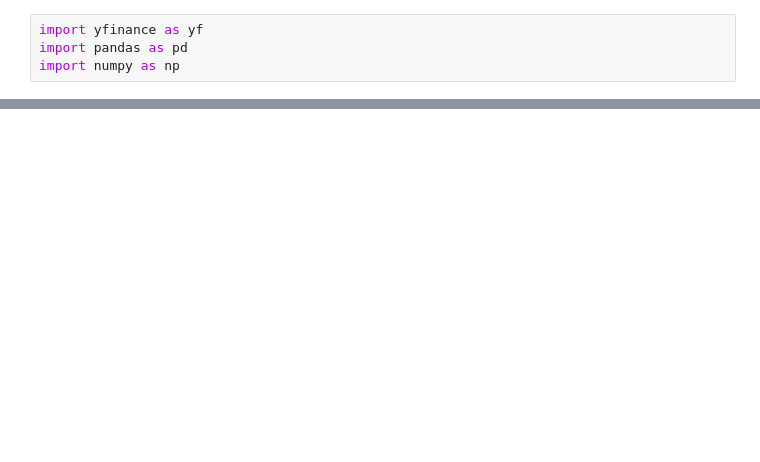
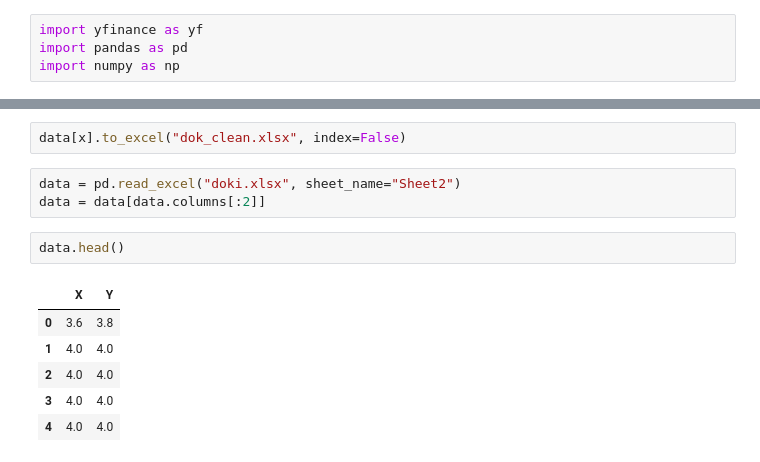
Before and after one commit to AbhiramMngi/OptionsDashboard, a Jupyter notebook: trials.ipynb, the cells around one changed output, grey strips where cells are left out. Saved outputs shown, nothing was run; the diff lists cells and outputs as text; blank space fills up the shorter version.

```diff
--- a/trials.ipynb
+++ b/trials.ipynb
@@ -35,0 +98,14 @@ dtype: bool
+# %%
+data[x].to_excel("dok_clean.xlsx", index=False)
+# %%
+data = pd.read_excel("doki.xlsx", sheet_name="Sheet2")
+data = data[data.columns[:2]]
+# %%
+data.head()
+# %% [output]
+|  | X | Y |
+| 0 | 3.6 | 3.8 |
+| 1 | 4.0 | 4.0 |
+| 2 | 4.0 | 4.0 |
+| 3 | 4.0 | 4.0 |
+| 4 | 4.0 | 4.0 |
```
Also changed, not shown: parts of 13 cells of this notebook, 1 other file.
